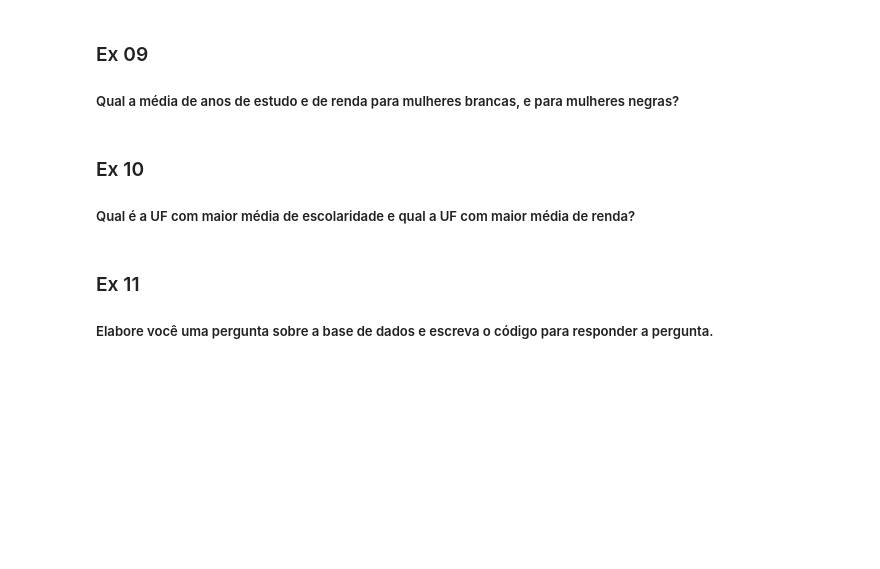
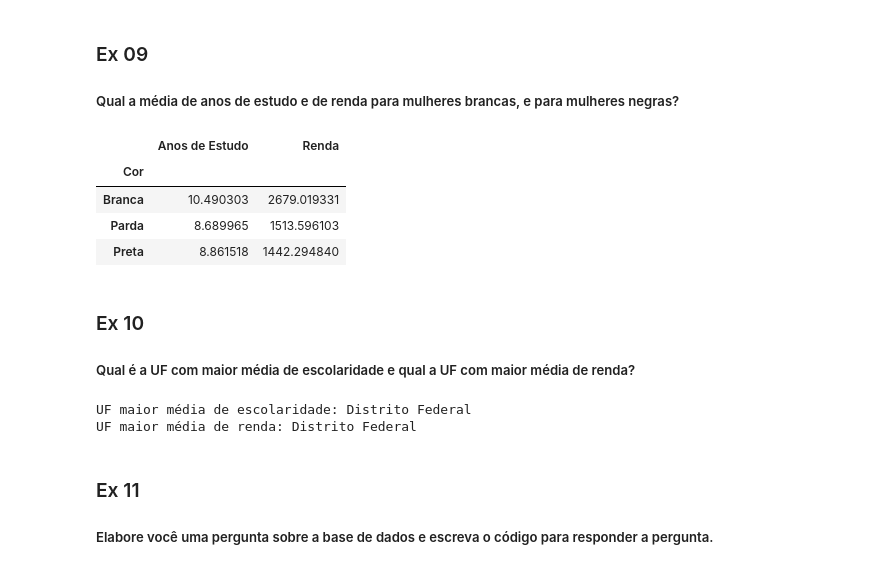
Before and after one commit to JLVanin/Data-Science-Growdev, a Jupyter notebook: Programação Para Data Science I/Exercícios_Aula_04.ipynb, the cells around one changed output. Drawn from its saved outputs; the diff is of its cells as text; code cells hidden in the pictures; blank space fills up the shorter version.

```diff
--- a/Programação Para Data Science I/Exercícios_Aula_04.ipynb
+++ b/Programação Para Data Science I/Exercícios_Aula_04.ipynb
@@ -135,9 +193,30 @@ print(e)
 # %% [markdown]
 ### Ex 09
 ##### Qual a média de anos de estudo e de renda para mulheres brancas, e para mulheres negras?
+# %%
+pessoas_cor = df.query("Cor == 'Branca' | Cor == 'Preta' | Cor == 'Parda'")
+cor_estudo_renda = pessoas_cor.groupby('Cor').mean()
+cor_estudo_renda[['Anos de Estudo', 'Renda']]
+# %% [output]
+|  | Anos de Estudo | Renda |
+| Cor |  |  |
+| Branca | 10.490303 | 2679.019331 |
+| Parda | 8.689965 | 1513.596103 |
+| Preta | 8.861518 | 1442.294840 |
 # %% [markdown]
 ### Ex 10
 ##### Qual é a UF com maior média de escolaridade e qual a UF com maior média de renda?
+# %%
+uf_media = df.groupby('UF').mean()
+
+uf_maior_media_escolaridade = uf_media['Anos de Estudo'].argmax()
+uf_maior_renda = uf_media['Renda'].argmax()
+
+print(f'UF maior média de escolaridade: {uf_media.iloc[uf_maior_media_escolaridade].name}')
+print(f'UF maior média de renda: {uf_media.iloc[uf_maior_renda].name}')
+# %% [output]
+UF maior média de escolaridade: Distrito Federal
+UF maior média de renda: Distrito Federal
 # %% [markdown]
 ### Ex 11
 ##### Elabore você uma pergunta sobre a base de dados e escreva o código para responder a pergunta.
```
Also changed, not shown: parts of 17 cells of this notebook.
